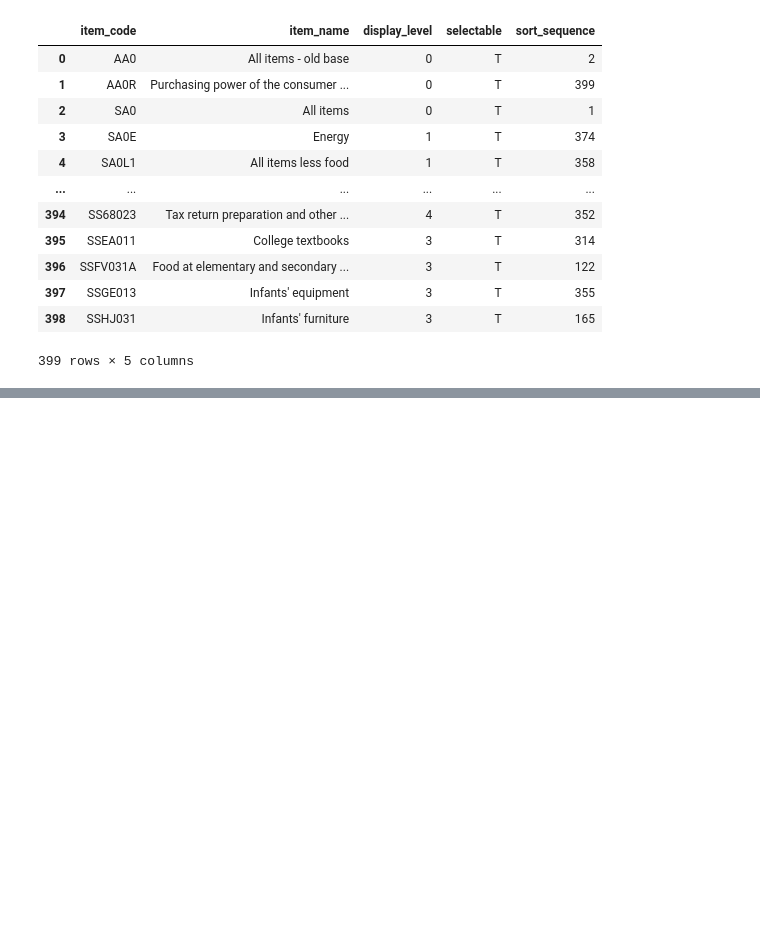
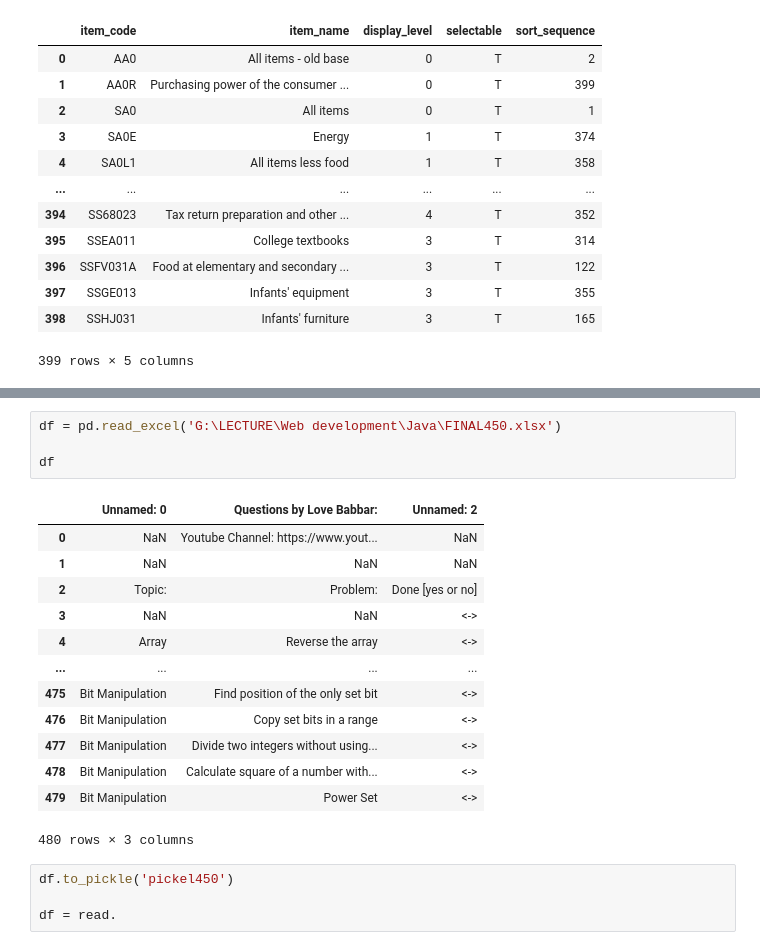
Before and after one commit to Neeteshking21/data-Science-, a Jupyter notebook: Pandas.ipynb, the cells around one changed output, grey strips where cells are left out. Saved outputs shown, nothing was run; the diff lists cells and outputs as text; blank space fills up the shorter version.

```diff
--- a/Pandas.ipynb
+++ b/Pandas.ipynb
@@ -355,0 +427,22 @@ url
+# %%
+df = pd.read_excel('G:\LECTURE\Web development\Java\FINAL450.xlsx')
+
+df
+# %% [output]
+|  | Unnamed: 0 | Questions by Love Babbar: | Unnamed: 2 |
+| 0 | NaN | Youtube Channel: https://www.yout... | NaN |
+| 1 | NaN | NaN | NaN |
+| 2 | Topic: | Problem: | Done [yes or no] |
+| 3 | NaN | NaN | <-> |
+| 4 | Array | Reverse the array | <-> |
+| ... | ... | ... | ... |
+| 475 | Bit Manipulation | Find position of the only set bit | <-> |
+| 476 | Bit Manipulation | Copy set bits in a range | <-> |
+| 477 | Bit Manipulation | Divide two integers without using... | <-> |
+| 478 | Bit Manipulation | Calculate square of a number with... | <-> |
+| 479 | Bit Manipulation | Power Set | <-> |
+480 rows × 3 columns
+# %%
+df.to_pickle('pickel450')
+
+df = read.
```
Also changed, not shown: parts of 7 cells of this notebook, 2 other files.
